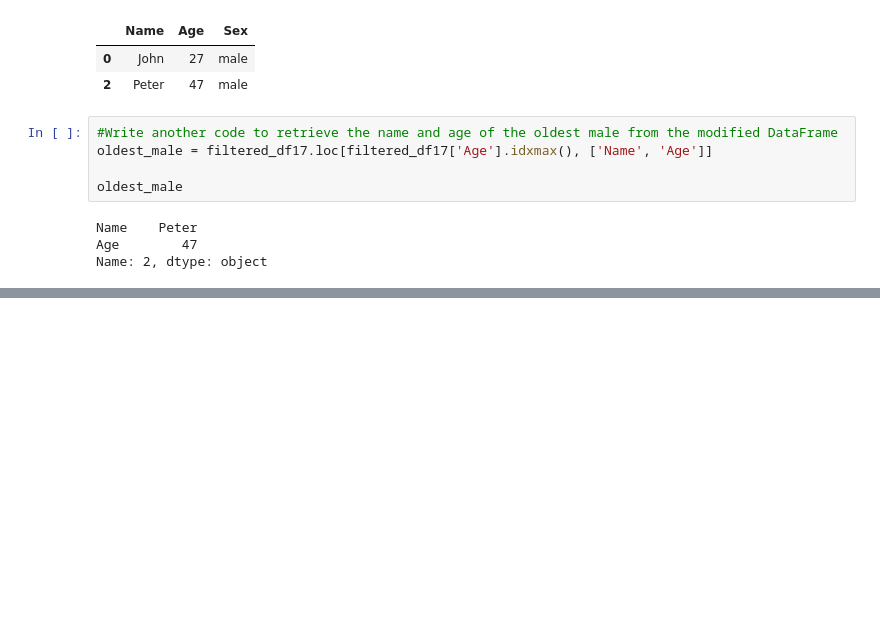
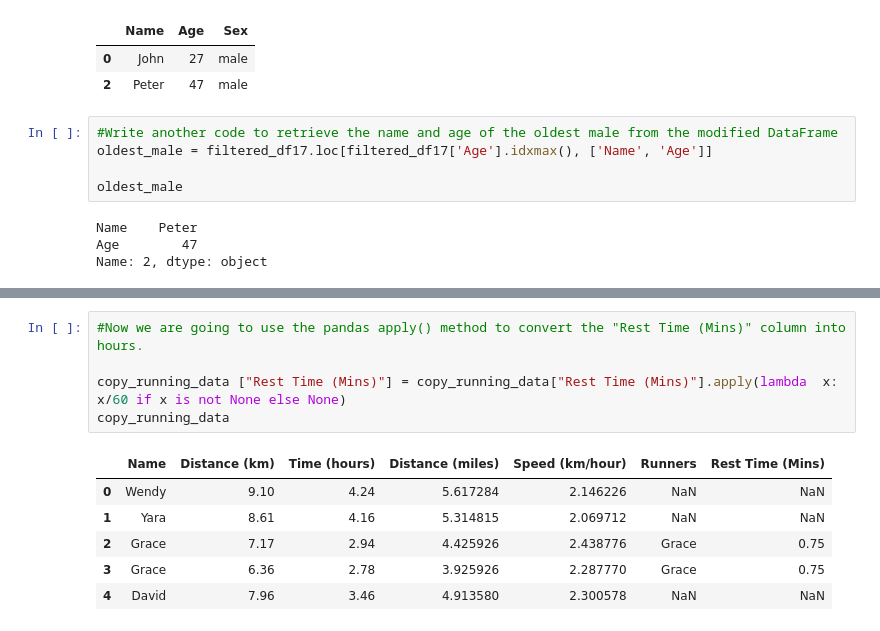
Before and after one commit to hectorherreraespinola/DataAnalys50DaysChallenge, a Jupyter notebook: 50DaysChallenge.ipynb, the cells around one changed output, grey strips where cells are left out. Saved outputs shown, nothing was run; the diff lists cells and outputs as text; blank space fills up the shorter version.

```diff
--- a/50DaysChallenge.ipynb
+++ b/50DaysChallenge.ipynb
@@ -1049,0 +1112,12 @@ Name: 2, dtype: object
+# %%
+#Now we are going to use the pandas apply() method to convert the "Rest Time (Mins)" column into hours.
+
+copy_running_data ["Rest Time (Mins)"] = copy_running_data["Rest Time (Mins)"].apply(lambda  x: x/60 if x is not None else None)
+copy_running_data
+# %% [output]
+|  | Name | Distance (km) | Time (hours) | Distance (miles) | Speed (km/hour) | Runners | Rest Time (Mins) |
+| 0 | Wendy | 9.10 | 4.24 | 5.617284 | 2.146226 | NaN | NaN |
+| 1 | Yara | 8.61 | 4.16 | 5.314815 | 2.069712 | NaN | NaN |
+| 2 | Grace | 7.17 | 2.94 | 4.425926 | 2.438776 | Grace | 0.75 |
+| 3 | Grace | 6.36 | 2.78 | 3.925926 | 2.287770 | Grace | 0.75 |
+| 4 | David | 7.96 | 3.46 | 4.913580 | 2.300578 | NaN | NaN |
```
Also changed, not shown: parts of 8 cells of this notebook, 4 other files.
